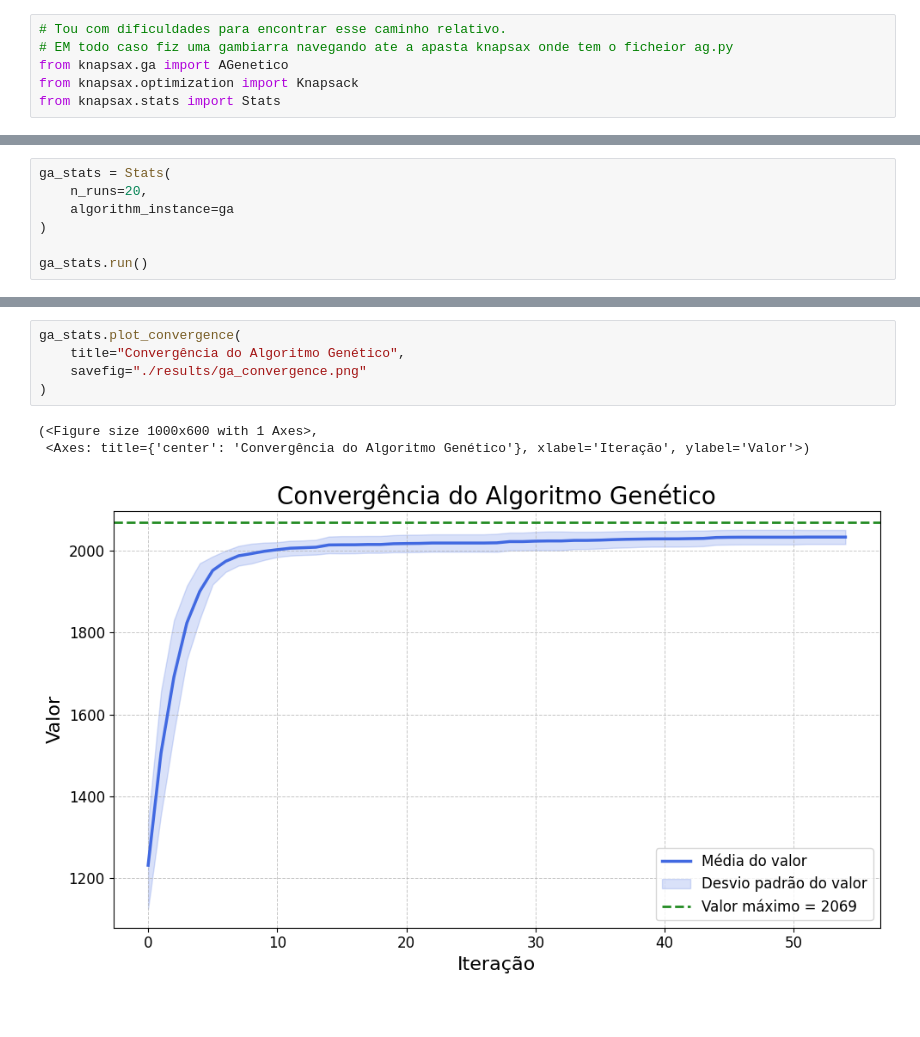
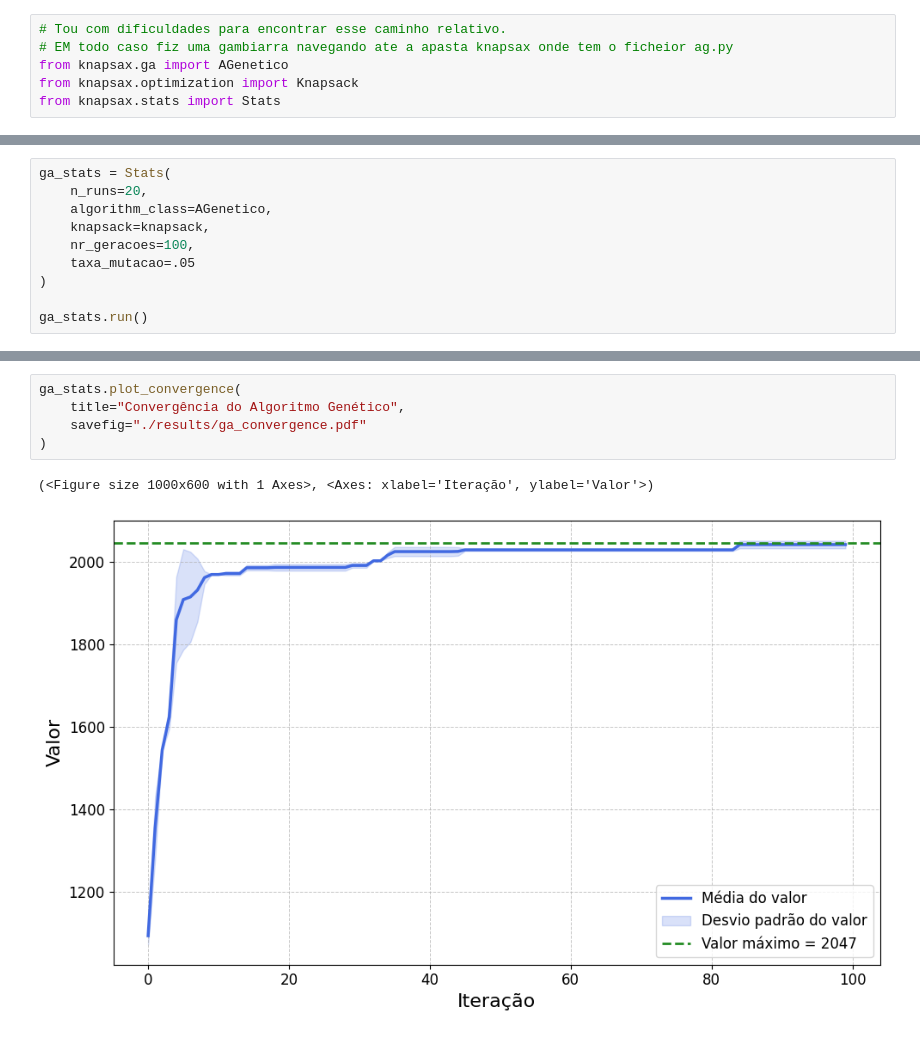
Before and after one commit to hellsdeur/knapsax, a Jupyter notebook: notebooks/ga.ipynb, the cells around one changed output, grey strips where cells are left out. Cells and saved outputs as stored; diff of their text form; blank space fills up the shorter version.

```diff
--- a/notebooks/ga.ipynb
+++ b/notebooks/ga.ipynb
@@ -36,7 +20,10 @@ Pior valor: 2009
 # %%
 ga_stats = Stats(
     n_runs=20,
-    algorithm_instance=ga
+    algorithm_class=AGenetico,
+    knapsack=knapsack,
+    nr_geracoes=100,
+    taxa_mutacao=.05
 )
 
 ga_stats.run()
@@ -64,9 +52,8 @@ df_ga
 # %%
 ga_stats.plot_convergence(
     title="Convergência do Algoritmo Genético",
-    savefig="./results/ga_convergence.png"
+    savefig="./results/ga_convergence.pdf"
 )
 # %% [output]
-(<Figure size 1000x600 with 1 Axes>,
- <Axes: title={'center': 'Convergência do Algoritmo Genético'}, xlabel='Iteração', ylabel='Valor'>)
+(<Figure size 1000x600 with 1 Axes>, <Axes: xlabel='Iteração', ylabel='Valor'>)
-[figure, old version]
+[figure, new version]
```
Also changed, not shown: parts of 6 cells of this notebook, 2 other files.
